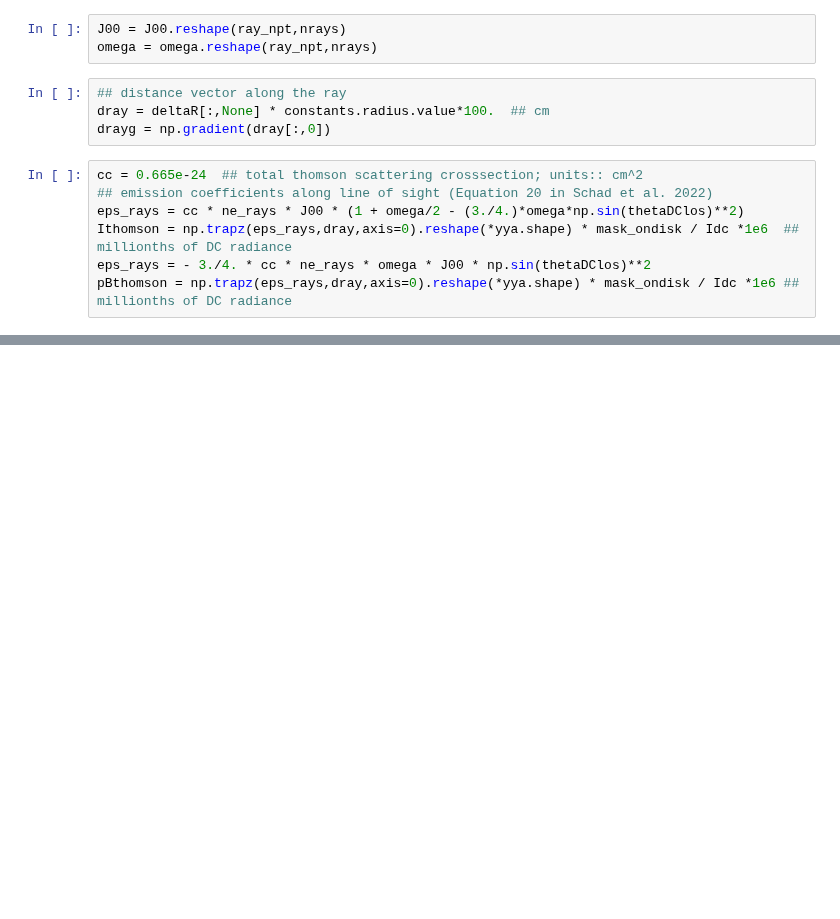
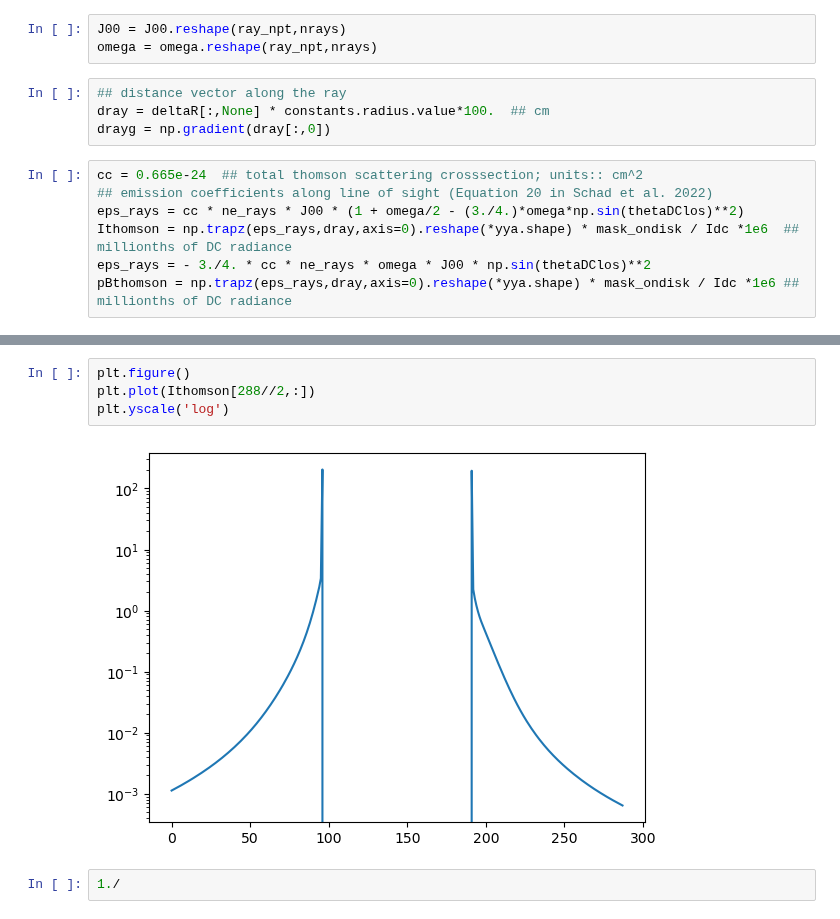
Before and after one commit to tschad/pycelp, a Jupyter notebook: examples/Example_PSI_Thomson_Synthesis.ipynb, the cells around one changed output, grey strips where cells are left out. Drawn from its saved outputs; the diff is of its cells as text; blank space fills up the shorter version.

```diff
--- a/examples/Example_PSI_Thomson_Synthesis.ipynb
+++ b/examples/Example_PSI_Thomson_Synthesis.ipynb
@@ -473,0 +520,8 @@ fig.tight_layout()
+# %%
+plt.figure()
+plt.plot(Ithomson[288//2,:])
+plt.yscale('log')
+# %% [output]
+[figure, added]
+# %%
+1./
```
Also changed, not shown: parts of 9 cells of this notebook, 3 other files.
